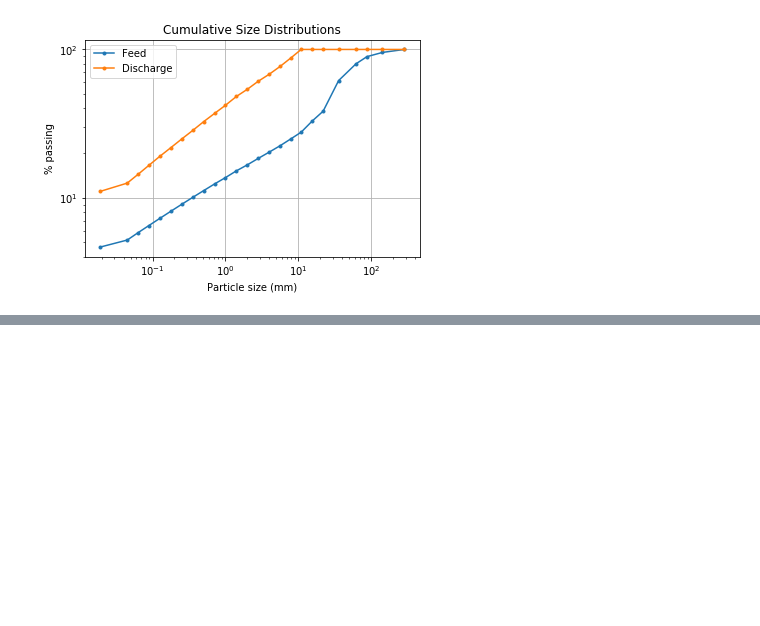
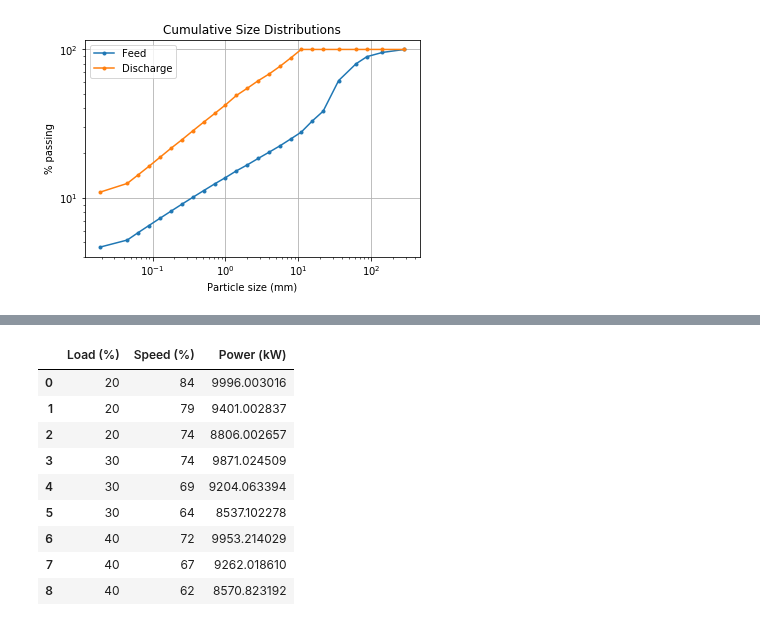
Before and after one commit to billtubbs/mech-575, a Jupyter notebook: code/python/project-grinding-dynamic-simulation-model.ipynb, the cells around one changed output, grey strips where cells are left out. Cells and saved outputs as stored; diff of their text form; code cells hidden in the pictures; blank space fills up the shorter version.

```diff
--- a/code/python/project-grinding-dynamic-simulation-model.ipynb
+++ b/code/python/project-grinding-dynamic-simulation-model.ipynb
@@ -1466,0 +1493,32 @@ plt.show()
+# %%
+# Goal is to find some speed setpoints close to maximum power
+max_power = 10000
+input_setpoints = []
+
+for load in load_setpoints:
+    model.charge_filling_pct = load
+    model.speed_pct = 90
+    while model.net_power > max_power:
+        model.speed_pct -= 1
+    for i in range(3):
+        setpoint = {
+            'Load (%)': model.charge_filling_pct,
+            'Speed (%)': model.speed_pct,
+            'Power (kW)': model.net_power
+        }
+        input_setpoints.append(setpoint)
+        model.speed_pct = model.speed_pct - 5
+
+input_setpoints = pd.DataFrame(input_setpoints)
+input_setpoints
+# %% [output]
+|  | Load (%) | Speed (%) | Power (kW) |
+| 0 | 20 | 84 | 9996.003016 |
+| 1 | 20 | 79 | 9401.002837 |
+| 2 | 20 | 74 | 8806.002657 |
+| 3 | 30 | 74 | 9871.024509 |
+| 4 | 30 | 69 | 9204.063394 |
+| 5 | 30 | 64 | 8537.102278 |
+| 6 | 40 | 72 | 9953.214029 |
+| 7 | 40 | 67 | 9262.018610 |
+| 8 | 40 | 62 | 8570.823192 |
```
Also changed, not shown: parts of 15 cells of this notebook.
